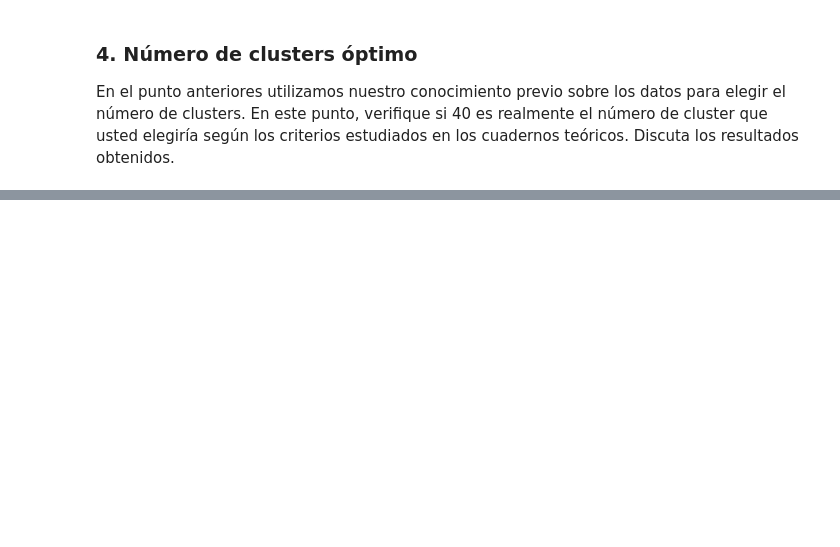
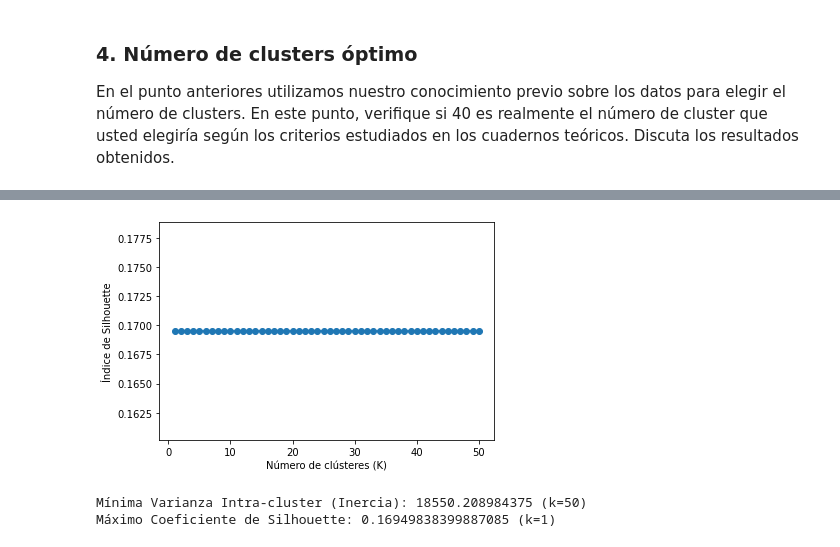
Before and after one commit to jddiaze/AprendizajeNoSupervisado, a Jupyter notebook: Semana3/S3_LC_Taller_Kmeans_Kmedoids_mod.ipynb, the cells around one changed output, grey strips where cells are left out. Cells and saved outputs as stored; diff of their text form; code cells hidden in the pictures; blank space fills up the shorter version.

```diff
--- a/Semana3/S3_LC_Taller_Kmeans_Kmedoids_mod.ipynb
+++ b/Semana3/S3_LC_Taller_Kmeans_Kmedoids_mod.ipynb
@@ -389,0 +444,20 @@ En el punto anteriores utilizamos nuestro conocimiento previo sobre los datos pa
+# %%
+plt.plot(range(1, 51), silhouettes_med, marker='o')
+plt.xlabel('Número de clústeres (K)')
+plt.ylabel('Índice de Silhouette')
+plt.show()
+# %% [output]
+[figure, added]
+# %%
+# Encontrar el mínimo valor de varianza intra-cluster y su índice
+min_inertia_value = min(inertias)
+min_inertia_index = inertias.index(min_inertia_value)
+print(f"Mínima Varianza Intra-cluster (Inercia): {min_inertia_value} (k={min_inertia_index+1})")
+
+# Encontrar el máximo valor de coeficiente de Silhouette y su índice
+max_silhouette_value = max(silhouettes_med)
+max_silhouette_index = silhouettes_med.index(max_silhouette_value)
+print(f"Máximo Coeficiente de Silhouette: {max_silhouette_value} (k={max_silhouette_index+1})")
+# %% [output]
+Mínima Varianza Intra-cluster (Inercia): 18550.208984375 (k=50)
+Máximo Coeficiente de Silhouette: 0.16949838399887085 (k=1)
```
Also changed, not shown: parts of 18 cells of this notebook.
